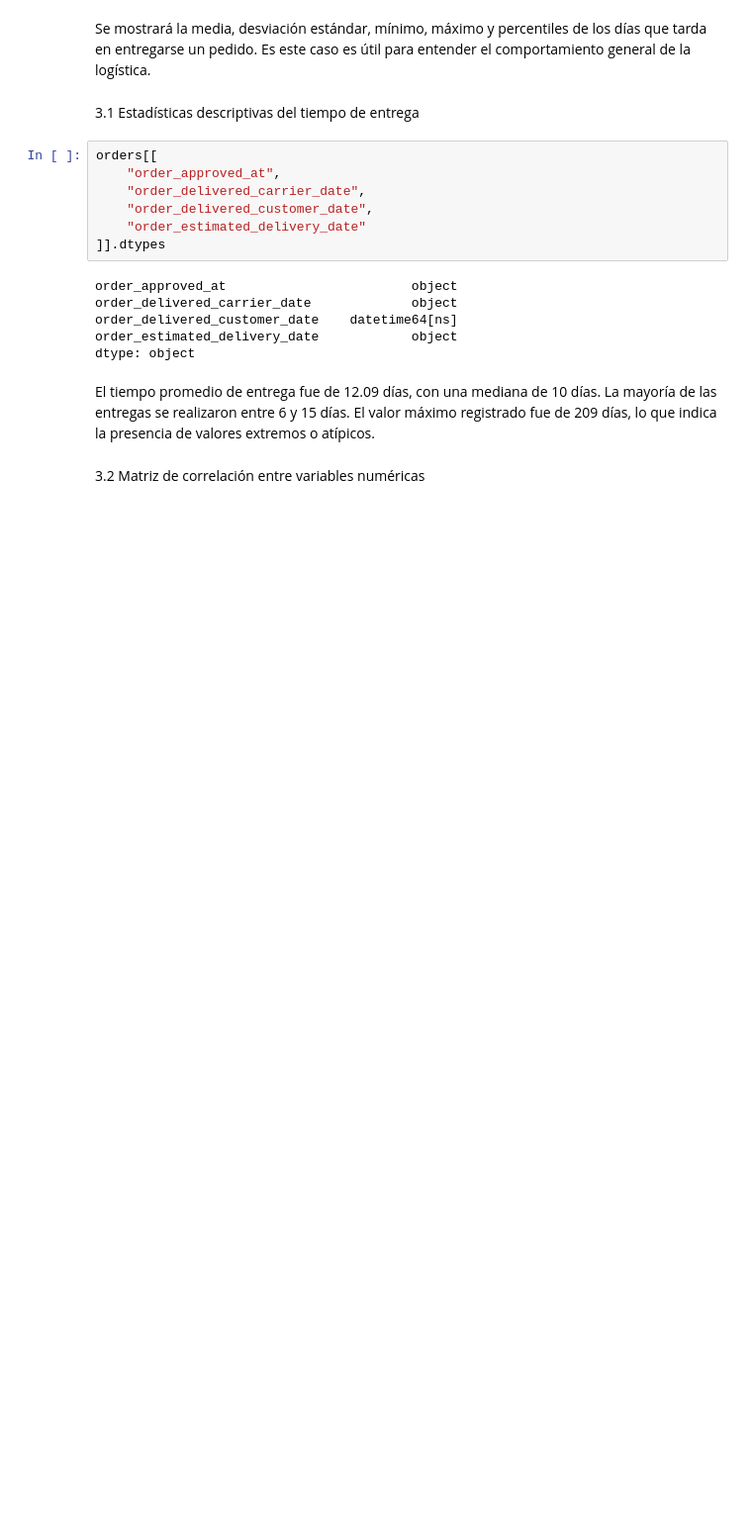
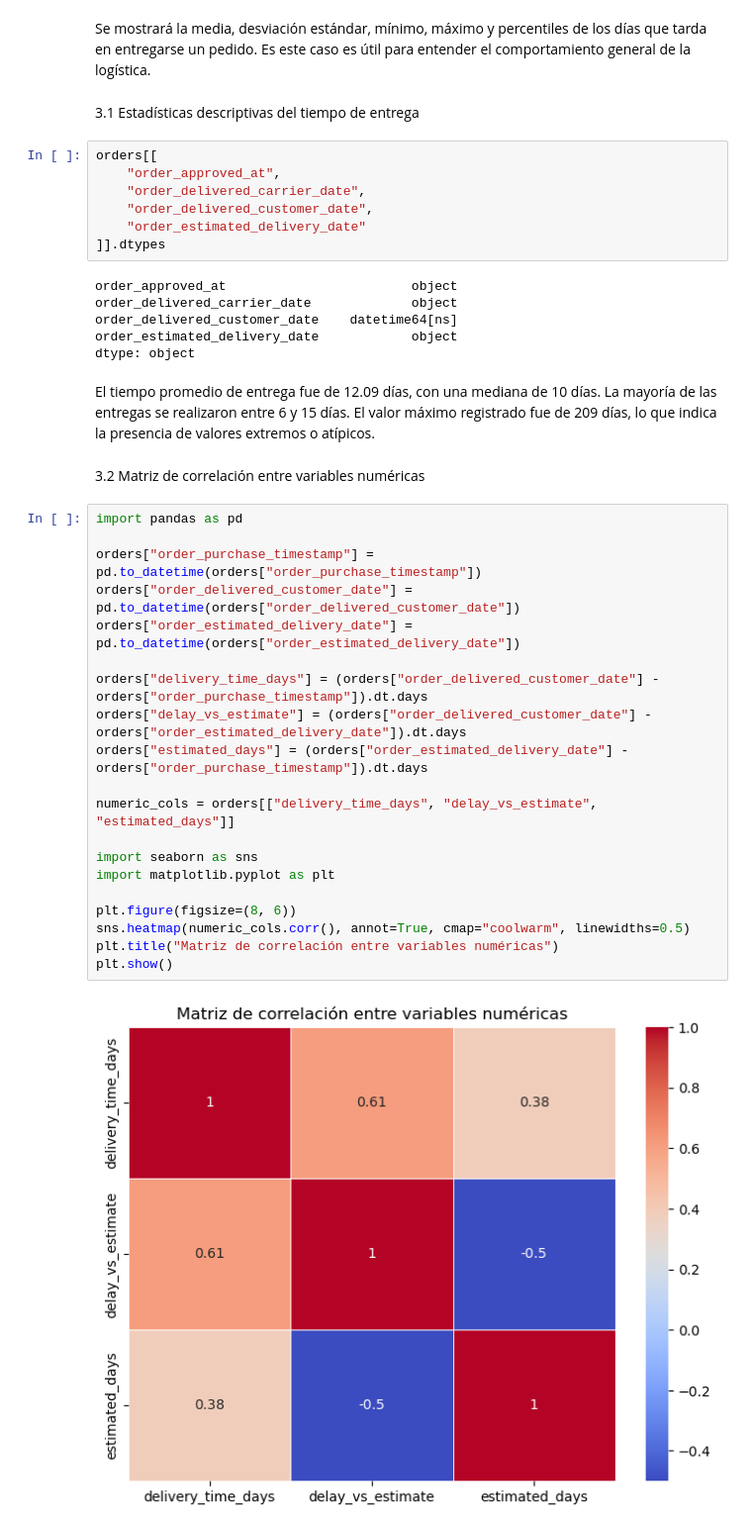
Before and after one commit to BrandonReyes0609/Proyecto3_MD, a Jupyter notebook: main.ipynb, the cells around one changed output. Shown: that part at 99% size. Cells and saved outputs as stored; diff of their text form; blank space fills up the shorter version.

```diff
--- a/main.ipynb
+++ b/main.ipynb
@@ -158,3 +158,25 @@ dtype: object
 El tiempo promedio de entrega fue de 12.09 días, con una mediana de 10 días. La mayoría de las entregas se realizaron entre 6 y 15 días. El valor máximo registrado fue de 209 días, lo que indica la presencia de valores extremos o atípicos.
 # %% [markdown]
 3.2 Matriz de correlación entre variables numéricas
+# %%
+import pandas as pd
+
+orders["order_purchase_timestamp"] = pd.to_datetime(orders["order_purchase_timestamp"])
+orders["order_delivered_customer_date"] = pd.to_datetime(orders["order_delivered_customer_date"])
+orders["order_estimated_delivery_date"] = pd.to_datetime(orders["order_estimated_delivery_date"])
+
+orders["delivery_time_days"] = (orders["order_delivered_customer_date"] - orders["order_purchase_timestamp"]).dt.days
+orders["delay_vs_estimate"] = (orders["order_delivered_customer_date"] - orders["order_estimated_delivery_date"]).dt.days
+orders["estimated_days"] = (orders["order_estimated_delivery_date"] - orders["order_purchase_timestamp"]).dt.days
+
+numeric_cols = orders[["delivery_time_days", "delay_vs_estimate", "estimated_days"]]
+
+import seaborn as sns
+import matplotlib.pyplot as plt
+
+plt.figure(figsize=(8, 6))
+sns.heatmap(numeric_cols.corr(), annot=True, cmap="coolwarm", linewidths=0.5)
+plt.title("Matriz de correlación entre variables numéricas")
+plt.show()
+# %% [output]
+[figure, added]
```
Also changed, not shown: parts of 17 cells of this notebook, 1 other file.
